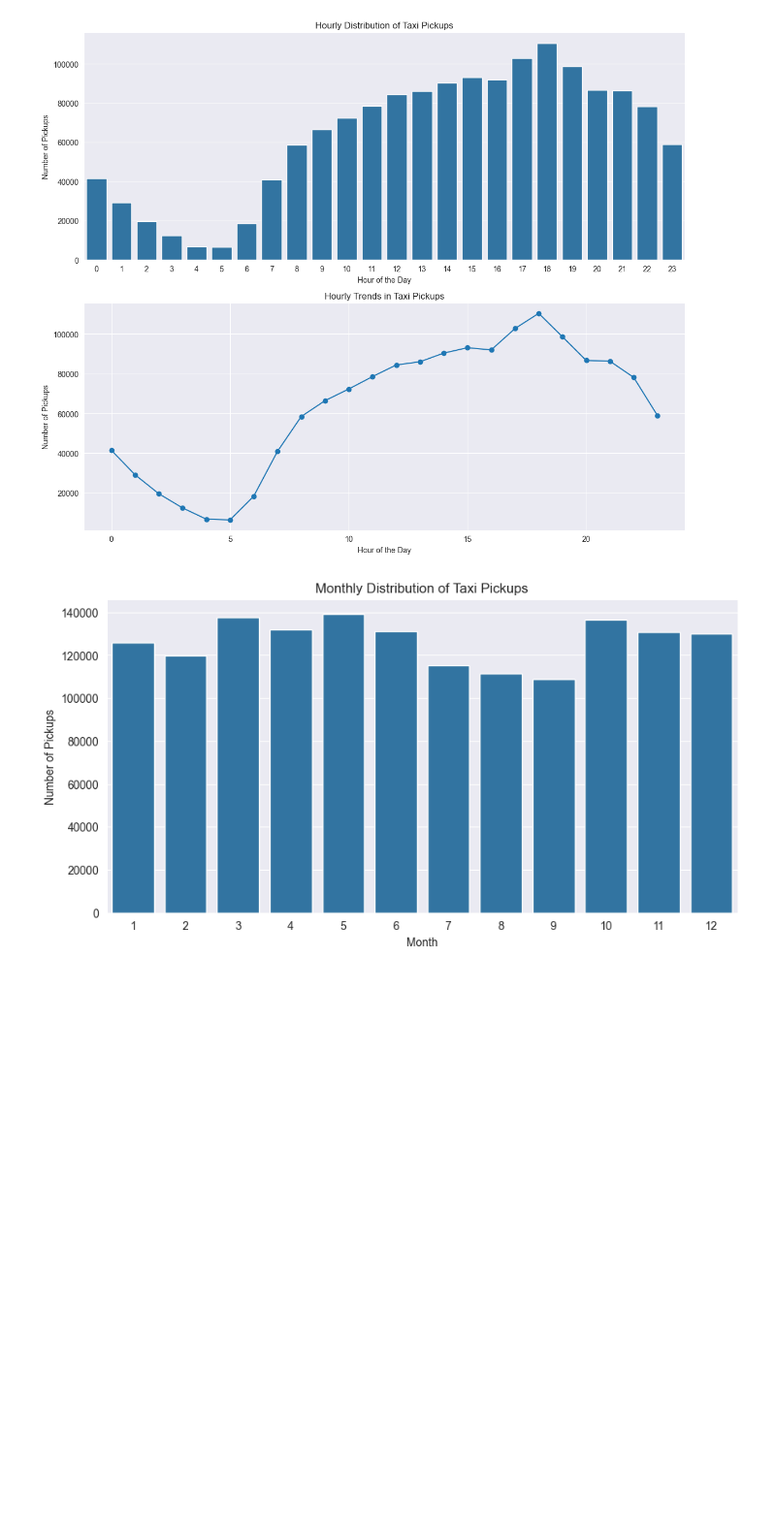
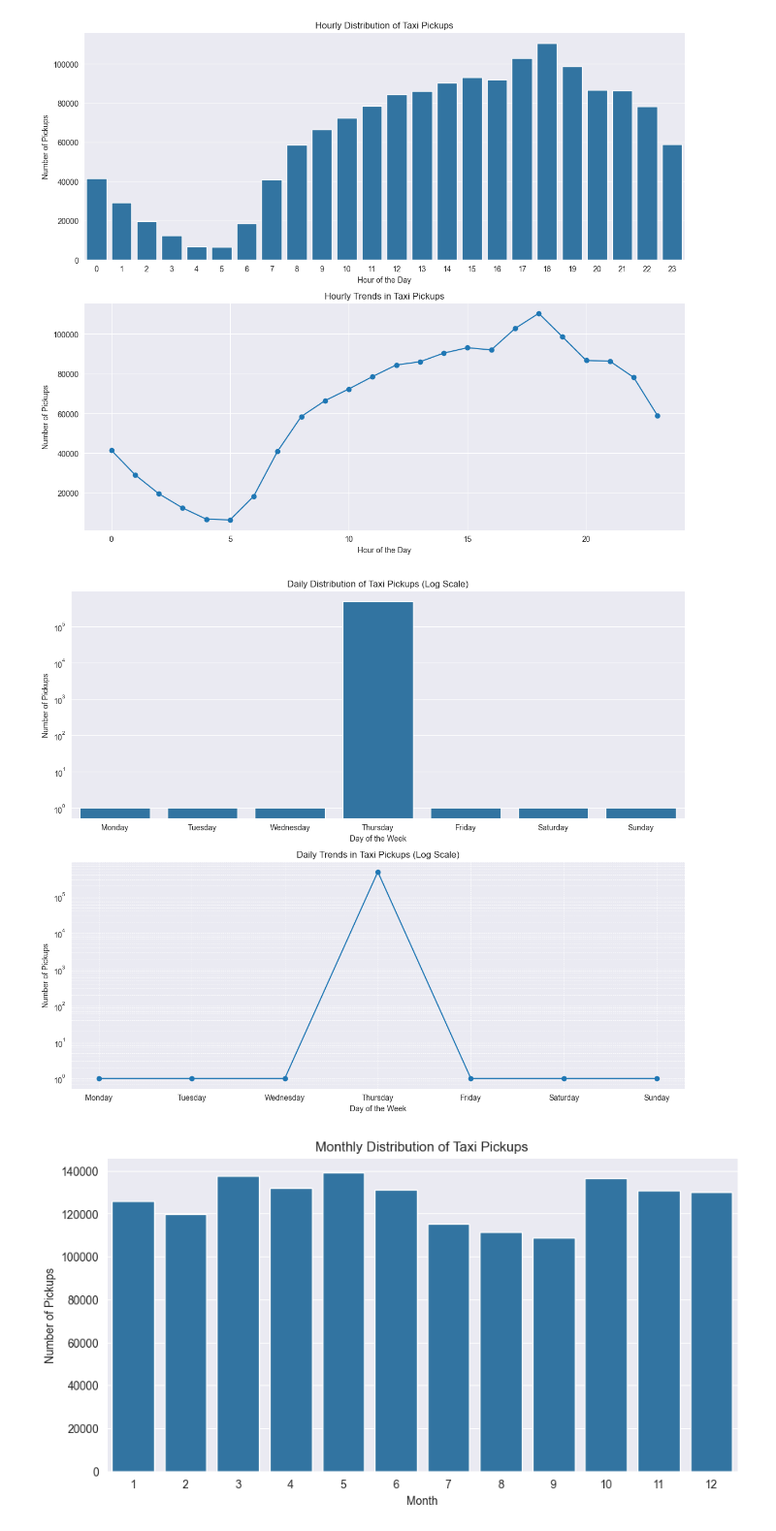
Before and after one commit to SUBHASISHBISWAS/UpGrad, a Jupyter notebook: Code/Courses/C1-SQL and Statistics Essentials/M7-NYC Taxi Records Analysis/SUBHASISH BISWAS/EDA NYC Taxi/EDA_Assg_NYC_Taxi_Starter.ipynb, the cells around one changed output. Shown at 97% size. Saved outputs shown, nothing was run; the diff lists cells and outputs as text; code cells hidden in the pictures; blank space fills up the shorter version.

```diff
--- a/Code/Courses/C1-SQL and Statistics Essentials/M7-NYC Taxi Records Analysis/SUBHASISH BISWAS/EDA NYC Taxi/EDA_Assg_NYC_Taxi_Starter.ipynb
+++ b/Code/Courses/C1-SQL and Statistics Essentials/M7-NYC Taxi Records Analysis/SUBHASISH BISWAS/EDA NYC Taxi/EDA_Assg_NYC_Taxi_Starter.ipynb
@@ -1215,6 +1240,51 @@ plt.tight_layout()
 plt.show()
 # %% [output]
 [figure]
+# %%
+# Assuming `df` contains a column named 'pickup_dayofweek' (integer 0-6, where Monday=0 and Sunday=6)
+
+# 2. Convert pickup and dropoff datetime columns to datetime objects
+df['tpep_pickup_datetime'] = pd.to_datetime(df['tpep_pickup_datetime'])
+df['tpep_dropoff_datetime'] = pd.to_datetime(df['tpep_dropoff_datetime'])
+
+# 3. Extract hour, day of the week, and month from pickup datetime
+df['pickup_dayofweek'] = df['tpep_pickup_datetime'].dt.dayofweek  # Monday=0, Sunday=6
+
+
+# Define day labels
+day_labels = ['Monday', 'Tuesday', 'Wednesday', 'Thursday', 'Friday', 'Saturday', 'Sunday']
+
+# Count pickups per day of the week, ensuring all days (0-6) are present
+daily_pickups = df['pickup_dayofweek'].value_counts().reindex(range(7), fill_value=1)  # Avoid log(0) issue
+
+# Compute daily trends
+daily_trends = df.groupby('pickup_dayofweek')['pickup_dayofweek'].count().reindex(range(7), fill_value=1)  # Avoid log(0) issue
+
+# Create a 2-row, 1-column grid for subplots
+fig, axes = plt.subplots(2, 1, figsize=(12, 10))
+
+# (a) Bar Plot: Daily Distribution of Taxi Pickups (Log Scale)
+sns.barplot(x=day_labels, y=daily_pickups.values, ax=axes[0])
+axes[0].set_title('Daily Distribution of Taxi Pickups (Log Scale)')
+axes[0].set_xlabel('Day of the Week')
+axes[0].set_ylabel('Number of Pickups')
+axes[0].set_yscale('log')  # Set y-axis to log scale
+
+# (b) Line Plot: Daily Trends (Log Scale)
+axes[1].plot(day_labels, daily_trends.values, marker='o', linestyle='-')
+axes[1].set_title('Daily Trends in Taxi Pickups (Log Scale)')
+axes[1].set_xlabel('Day of the Week')
+axes[1].set_ylabel('Number of Pickups')
+axes[1].set_yscale('log')  # Set y-axis to log scale
+axes[1].grid(True, which="both", linestyle="--", linewidth=0.5)  # Improve log-scale grid
+
+# Adjust layout to prevent overlap
+plt.tight_layout()
+
+# Show the combined plots
+plt.show()
+# %% [output]
+[figure, added]
 # %%
 # Show the monthly trends in pickups
 '''
```
Also changed, not shown: parts of 25 cells of this notebook.
